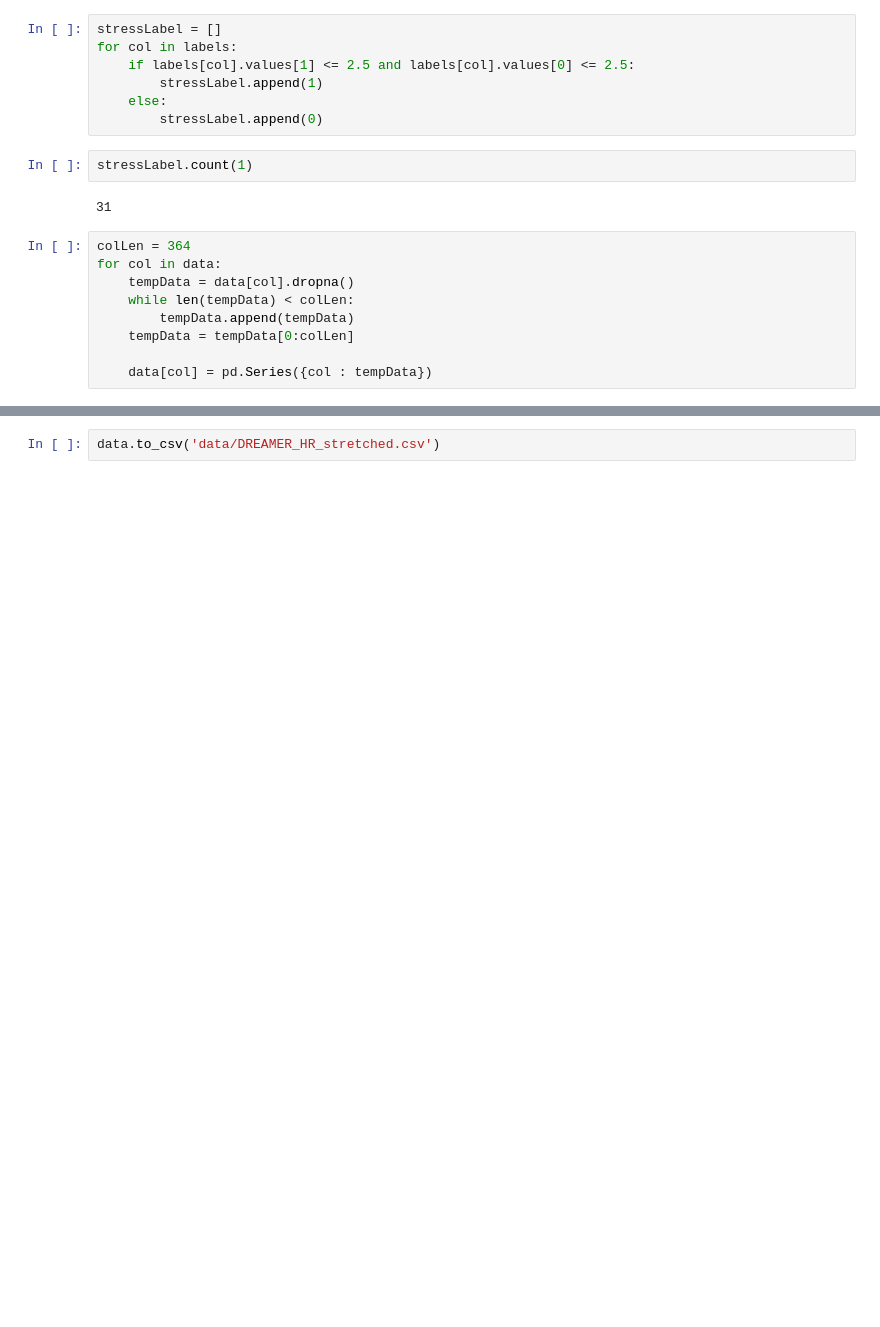
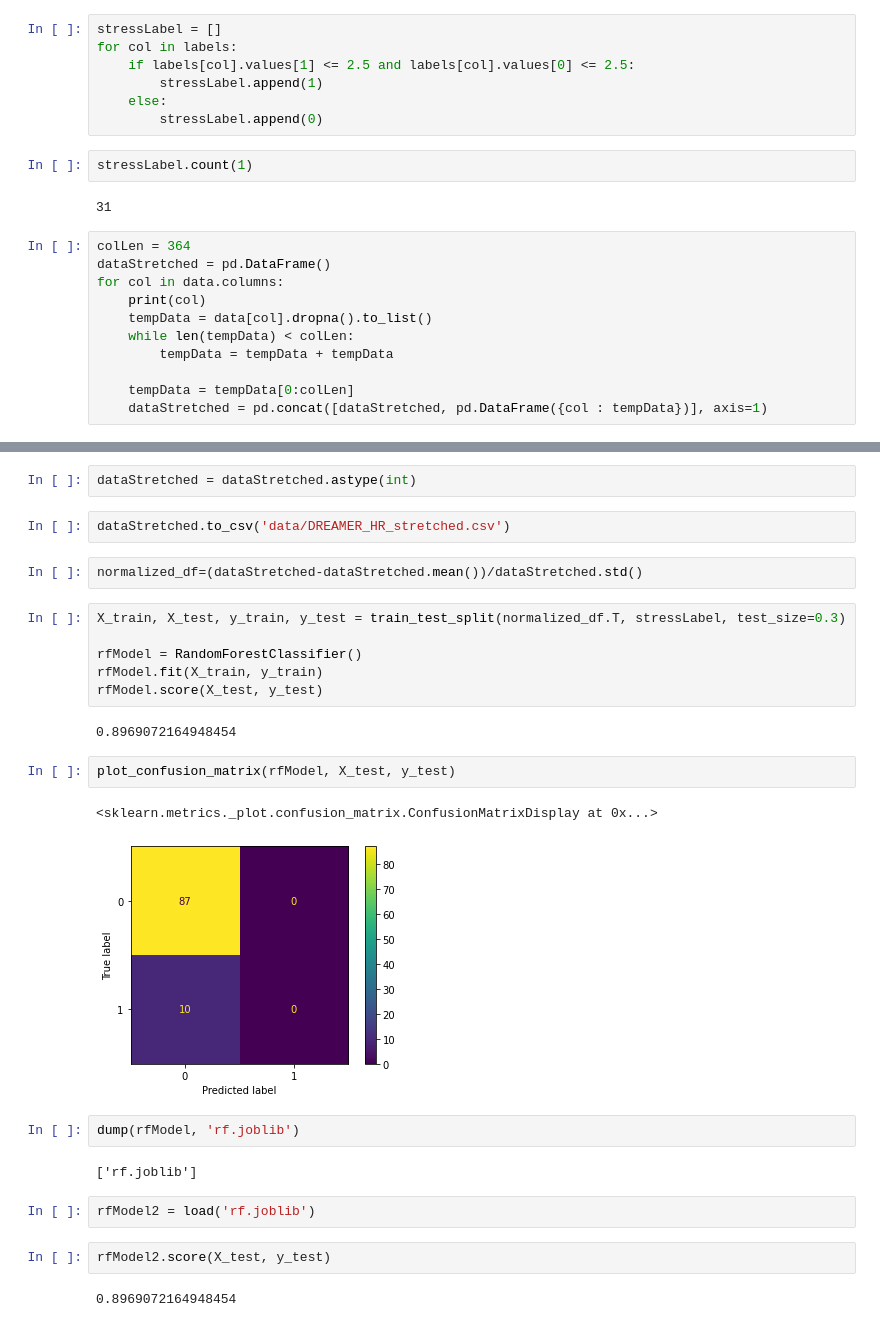
Before and after one commit to TravisCossarini/moodSwing, a Jupyter notebook: pythonModels/FinalModels.ipynb, the cells around one changed output, grey strips where cells are left out. Drawn from its saved outputs; the diff is of its cells as text; blank space fills up the shorter version.

```diff
--- a/pythonModels/FinalModels.ipynb
+++ b/pythonModels/FinalModels.ipynb
@@ -38,10 +41,12 @@ stressLabel.count(1)
 31
 # %%
 colLen = 364
-for col in data:
-    tempData = data[col].dropna()
+dataStretched = pd.DataFrame()
+for col in data.columns:
+    print(col)
+    tempData = data[col].dropna().to_list()
     while len(tempData) < colLen:
-        tempData.append(tempData)
+        tempData = tempData + tempData
+
     tempData = tempData[0:colLen]
-
-    data[col] = pd.Series({col : tempData})
+    dataStretched = pd.concat([dataStretched, pd.DataFrame({col : tempData})], axis=1)
@@ -50,2 +96,29 @@ data.head()
+# %%
+dataStretched = dataStretched.astype(int)
 # %%
-data.to_csv('data/DREAMER_HR_stretched.csv')
+dataStretched.to_csv('data/DREAMER_HR_stretched.csv')
+# %%
+normalized_df=(dataStretched-dataStretched.mean())/dataStretched.std()
+# %%
+X_train, X_test, y_train, y_test = train_test_split(normalized_df.T, stressLabel, test_size=0.3)
+
+rfModel = RandomForestClassifier()
+rfModel.fit(X_train, y_train)
+rfModel.score(X_test, y_test)
+# %% [output]
+0.8969072164948454
+# %%
+plot_confusion_matrix(rfModel, X_test, y_test)
+# %% [output]
+<sklearn.metrics._plot.confusion_matrix.ConfusionMatrixDisplay at 0x...>
+[figure, added]
+# %%
+dump(rfModel, 'rf.joblib')
+# %% [output]
+['rf.joblib']
+# %%
+rfModel2 = load('rf.joblib')
+# %%
+rfModel2.score(X_test, y_test)
+# %% [output]
+0.8969072164948454
```
Also changed, not shown: parts of 8 cells of this notebook, 1 other file.
